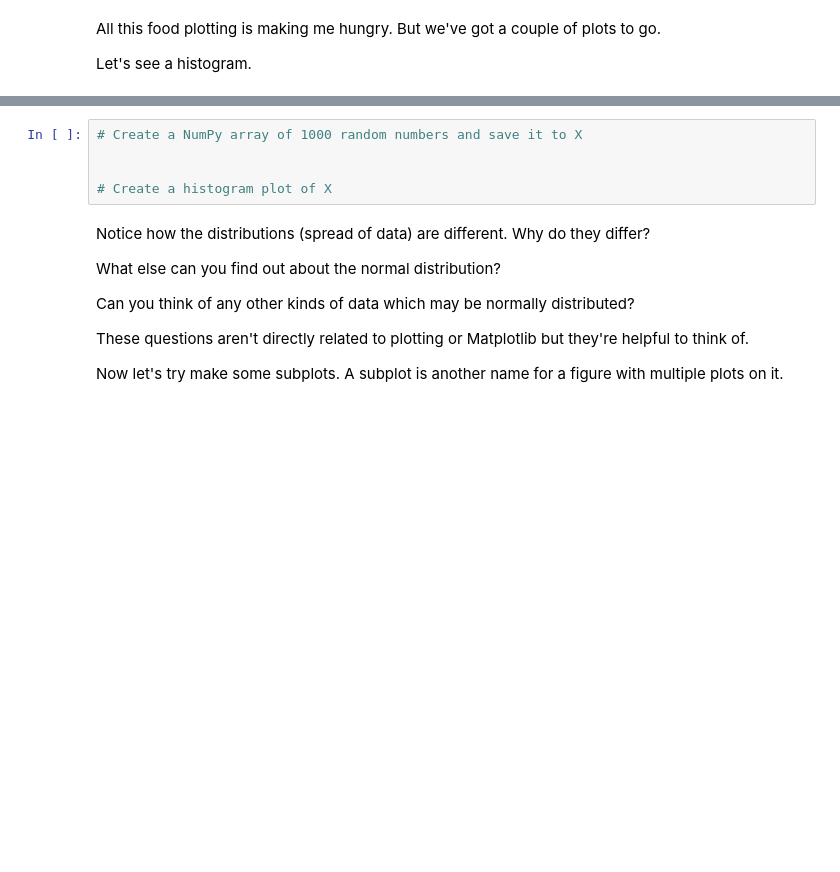
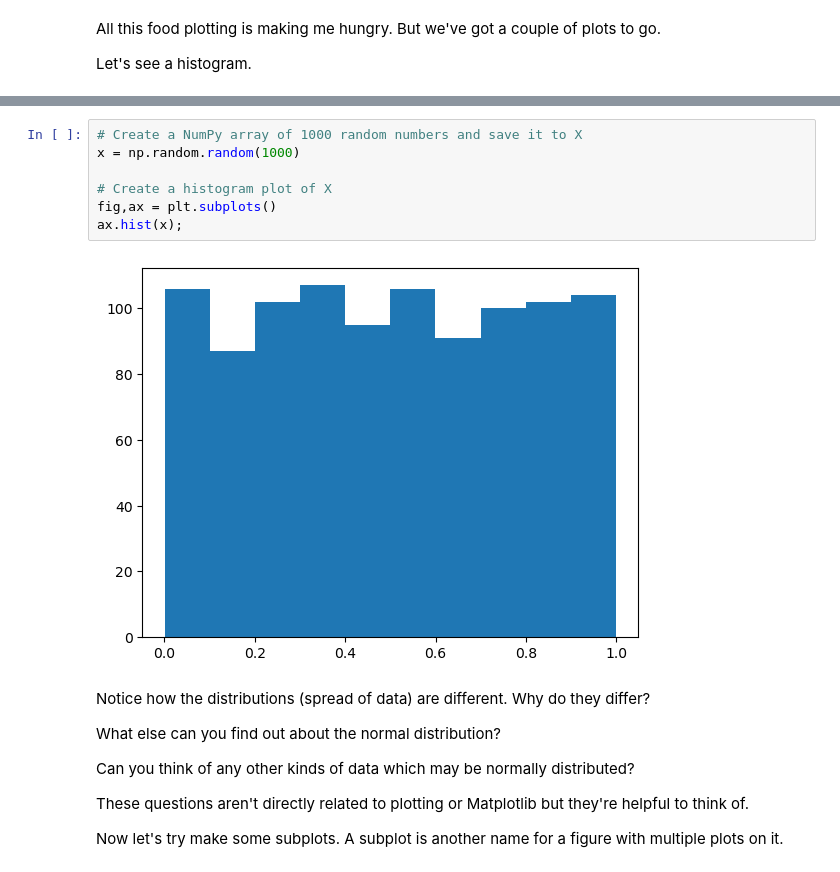
Before and after one commit to ShrishailChincholi/from-zero-to-aiml, a Jupyter notebook: ML/Matplotlib/matplotlib-exercises.ipynb, the cells around one changed output, grey strips where cells are left out. Saved outputs shown, nothing was run; the diff lists cells and outputs as text; blank space fills up the shorter version.

```diff
--- a/ML/Matplotlib/matplotlib-exercises.ipynb
+++ b/ML/Matplotlib/matplotlib-exercises.ipynb
@@ -156,8 +159,12 @@ Let's see a histogram.
 # %%
 # Create a NumPy array of 1000 random numbers and save it to X
-
+x = np.random.random(1000)
 
 # Create a histogram plot of X
+fig,ax = plt.subplots()
+ax.hist(x);
+# %% [output]
+[figure, added]
 # %% [markdown]
 Notice how the distributions (spread of data) are different. Why do they differ?
 
```
Also changed, not shown: parts of 5 cells of this notebook.
